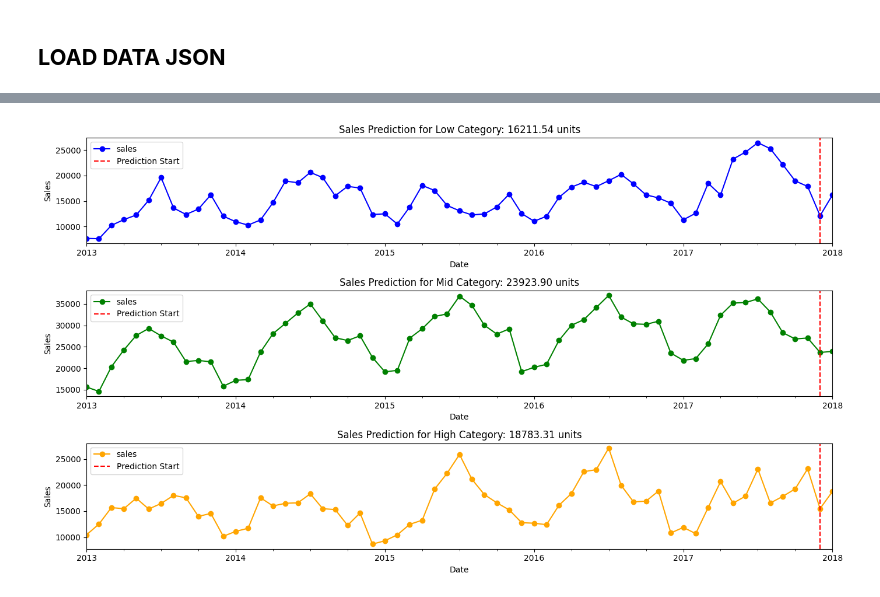
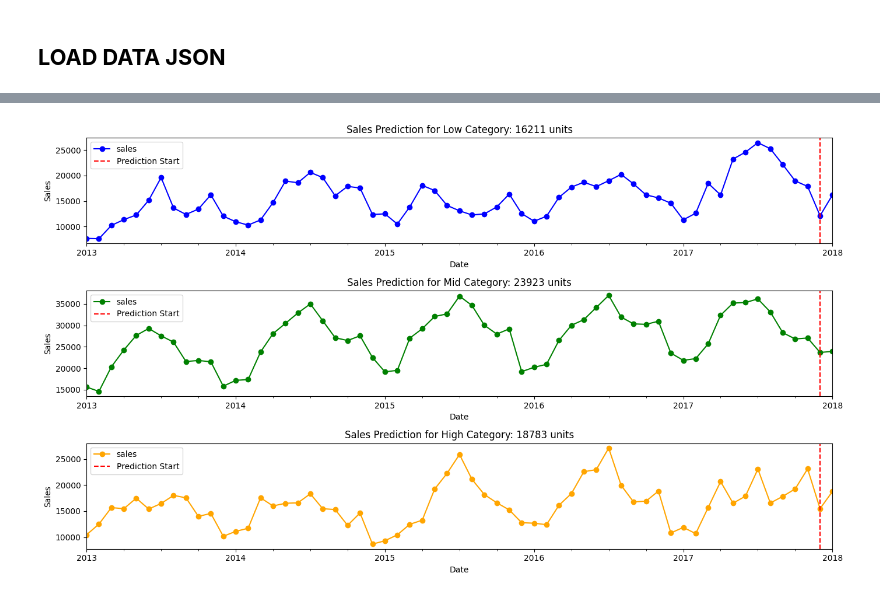
Before and after one commit to C4AnN/Models, a Jupyter notebook: Laptop Lens Model LSTM/Model + Id_barang/Laptop_Lens_LSTM+Id_barang.ipynb, the cells around one changed output, grey strips where cells are left out. Cells and saved outputs as stored; diff of their text form; code cells hidden in the pictures.

```diff
--- a/Laptop Lens Model LSTM/Model + Id_barang/Laptop_Lens_LSTM+Id_barang.ipynb
+++ b/Laptop Lens Model LSTM/Model + Id_barang/Laptop_Lens_LSTM+Id_barang.ipynb
@@ -270,10 +270,10 @@ predicted_sales_low = predict_next_month_sales(new_data_low, loaded_model_low)
 predicted_sales_mid = predict_next_month_sales(new_data_mid, loaded_model_mid)
 predicted_sales_high = predict_next_month_sales(new_data_high, loaded_model_high)
 
-# Output predictions
-print("Prediksi penjualan untuk bulan berikutnya (Low Category):", predicted_sales_low, "units")
-print("Prediksi penjualan untuk bulan berikutnya (Mid Category):", predicted_sales_mid, "units")
-print("Prediksi penjualan untuk bulan berikutnya (High Category):", predicted_sales_high, "units")
+# Output predictions without decimal points
+print("Prediksi penjualan untuk bulan berikutnya (Low Category):", int(predicted_sales_low), "units")
+print("Prediksi penjualan untuk bulan berikutnya (Mid Category):", int(predicted_sales_mid), "units")
+print("Prediksi penjualan untuk bulan berikutnya (High Category):", int(predicted_sales_high), "units")
 
 # Prepare data for plotting
 def prepare_plot_data(data, predicted_sales, category_name):
@@ -300,7 +300,7 @@ plt.figure(figsize=(14, 8))
 
 # Plot for low category
 plt.subplot(3, 1, 1)
-plot_data_low.plot(marker='o', color='blue', title=f'Sales Prediction for Low Category: {predicted_sales_low:.2f} units')
+plot_data_low.plot(marker='o', color='blue', title=f'Sales Prediction for Low Category: {int(predicted_sales_low)} units')
 plt.axvline(plot_data_low.index[-2], color='red', linestyle='--', label='Prediction Start')
 plt.legend()
 plt.xlabel('Date')
@@ -308,7 +308,7 @@ plt.ylabel('Sales')
 
 # Plot for mid category
 plt.subplot(3, 1, 2)
-plot_data_mid.plot(marker='o', color='green', title=f'Sales Prediction for Mid Category: {predicted_sales_mid:.2f} units')
+plot_data_mid.plot(marker='o', color='green', title=f'Sales Prediction for Mid Category: {int(predicted_sales_mid)} units')
 plt.axvline(plot_data_mid.index[-2], color='red', linestyle='--', label='Prediction Start')
 plt.legend()
 plt.xlabel('Date')
@@ -316,7 +316,7 @@ plt.ylabel('Sales')
 
 # Plot for high category
 plt.subplot(3, 1, 3)
-plot_data_high.plot(marker='o', color='orange', title=f'Sales Prediction for High Category: {predicted_sales_high:.2f} units')
+plot_data_high.plot(marker='o', color='orange', title=f'Sales Prediction for High Category: {int(predicted_sales_high)} units')
 plt.axvline(plot_data_high.index[-2], color='red', linestyle='--', label='Prediction Start')
 plt.legend()
 plt.xlabel('Date')
@@ -334 +334 @@ Prediksi penjualan untuk bulan berikutnya (High Category): 18783.31 units
-[figure, old version]
+[figure, new version]
```
Also changed, not shown: parts of 1 cell of this notebook.
